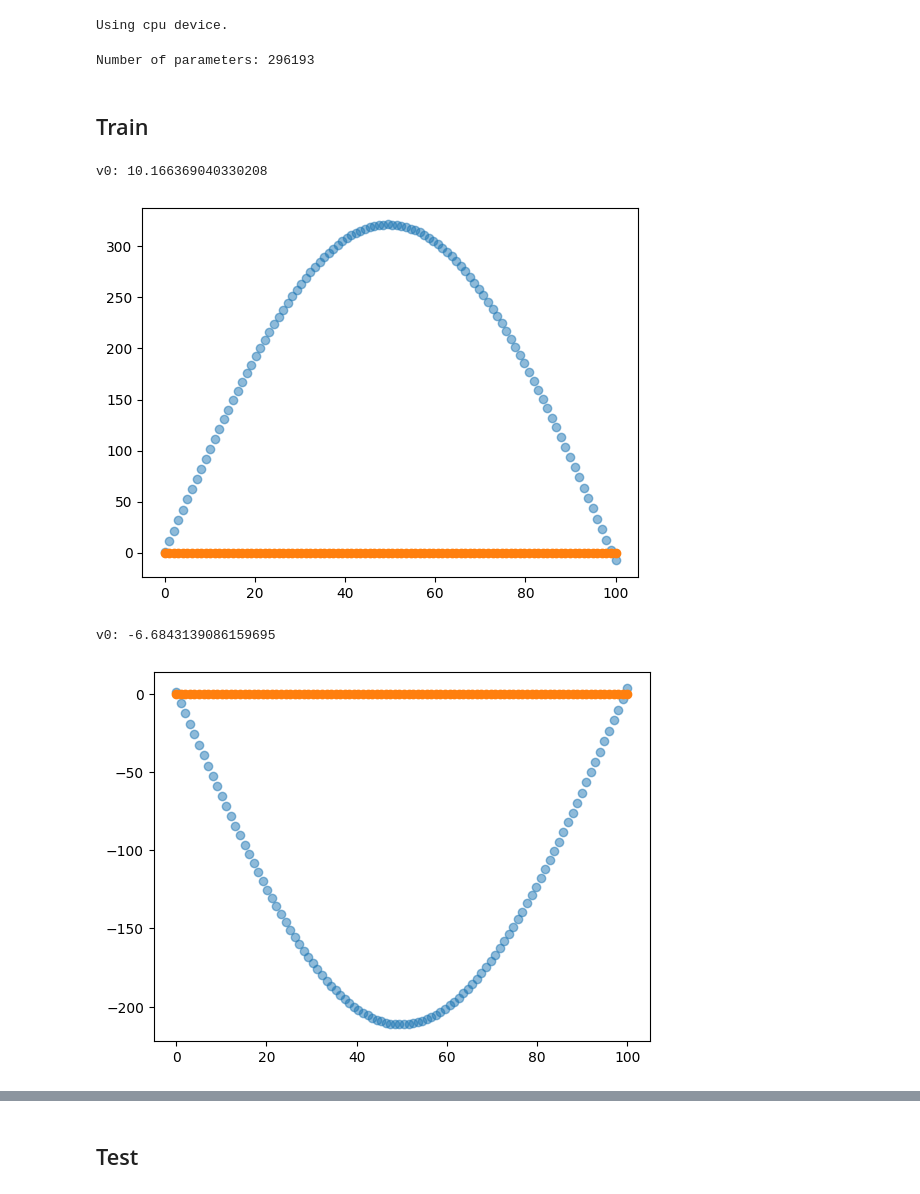
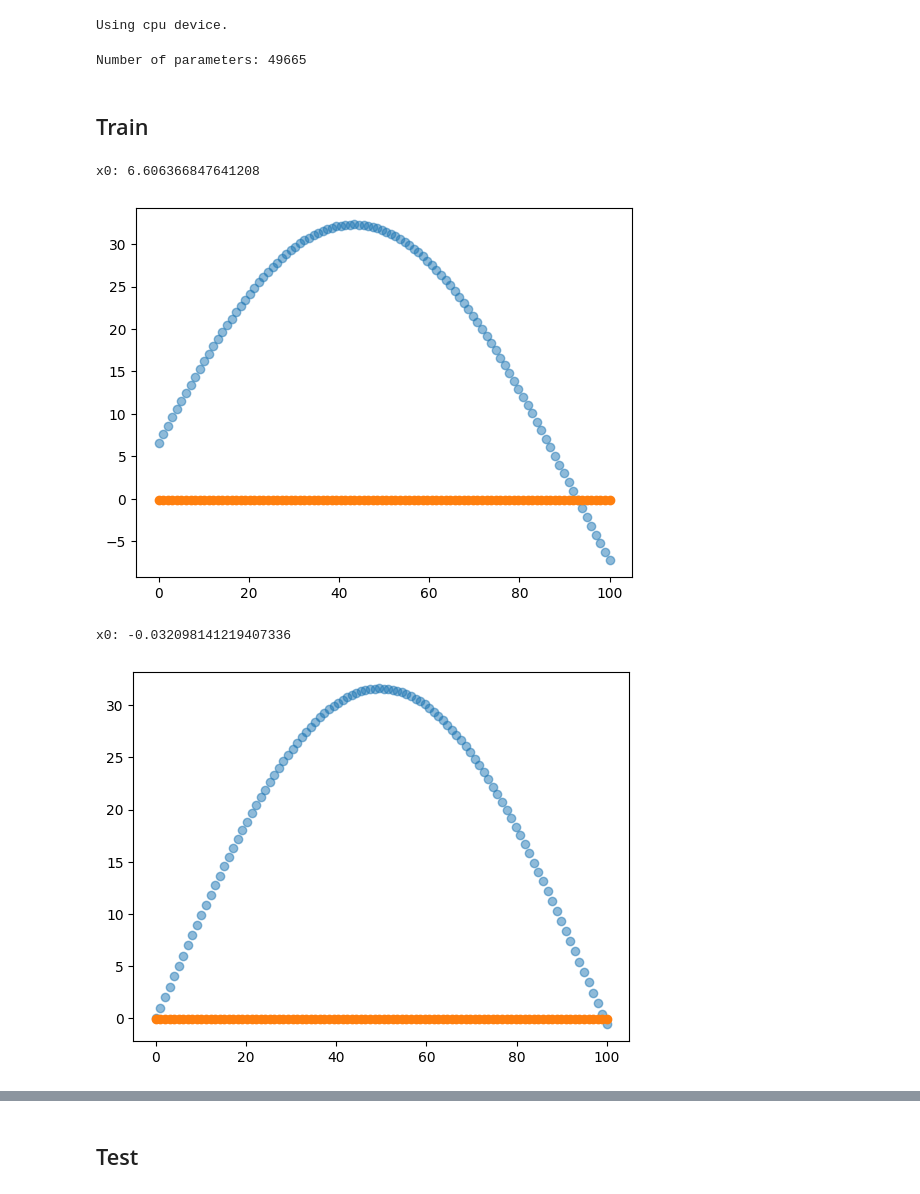
Before and after one commit to Hrrsmjd/fourier_neural_operator, a Jupyter notebook: temp/fourier_1d_multichannel.ipynb, the cells around one changed output, grey strips where cells are left out. Saved outputs shown, nothing was run; the diff lists cells and outputs as text; code cells hidden in the pictures.

```diff
--- a/temp/fourier_1d_multichannel.ipynb
+++ b/temp/fourier_1d_multichannel.ipynb
@@ -27,7 +27,7 @@ $$x(t) = x_0 \cos{\left(\sqrt{\frac{k}{m}}t\right)} + \frac{v_0}{\sqrt{\frac{k}{
 # %%
 ## Simple Harmonic Oscillator
 def simple_harmonic_oscillator(k: int, m: int, x0: int, v0: int, t: np.array) -> np.array:
-    x = x0 * np.cos(np.sqrt(k / m) * t) + v0 / np.sqrt(k / m) * np.sin(np.sqrt(k / m) * t)
+    x = x0 * np.cos(np.sqrt(k / m) * t) + (v0 / np.sqrt(k / m)) * np.sin(np.sqrt(k / m) * t)
     return x
 # %%
 ## Number of Samples
@@ -42,18 +42,18 @@ data_x = []
 # v0 = np.random.normal(0, 10)
 k = 1
 m = 1000
-x0 = 1
-# v0 = 1
+# x0 = 1
+v0 = 1
 
 ## Generate Data
 for _ in range(n):
     # k = np.random.randint(1, 100)
     # m = np.random.randint(1, 100)
-    # x0 = np.random.normal(0, 10)
-    v0 = np.random.normal(0, 10)
+    x0 = np.random.normal(0, 10)
+    # v0 = np.random.normal(0, 1)
 
     t = np.random.uniform(0, 100)
-    data_t.append([[v0], [t]])
+    data_t.append([[x0], [t]])
     data_x.append(simple_harmonic_oscillator(k, m, x0, v0, t))
 # %%
 ## Plot
@@ -249,10 +249,10 @@ def count_parameters(model):
         c += reduce(operator.mul, list(p.size() + (2, ) if p.is_complex() else p.size()))
     return c
 
-model = FourierNetworkOperator1D(2, 1, width=128, modes=1)
+model = FourierNetworkOperator1D(2, 1, width=64, modes=1)
 print(f'Number of parameters: {count_parameters(model)}')
 # %% [output]
-Number of parameters: 296193
+Number of parameters: 49665
 # %% [markdown]
 ## Train
 # %%
@@ -270,46 +270,46 @@ optimizer = torch.optim.Adam(model.parameters(), lr=learning_rate)
 # k = np.random.randint(1, 100)
 # m = np.random.randint(1, 100)
 
-# x0 = np.random.normal(0, 10)
-# print(f'x0: {x0}')
-# x0_vec = torch.from_numpy(x0 * np.ones(100)).float().unsqueeze(0).unsqueeze(0)
+x0 = np.random.normal(0, 10)
+print(f'x0: {x0}')
+x0_vec = torch.from_numpy(x0 * np.ones(100)).float().unsqueeze(0).unsqueeze(0)
 
-v0 = np.random.normal(0, 10)
-print(f'v0: {v0}')
-v0_vec = torch.from_numpy(v0 * np.ones(100)).float().unsqueeze(0).unsqueeze(0)
+# v0 = np.random.normal(0, 1)
+# print(f'v0: {v0}')
+# v0_vec = torch.from_numpy(v0 * np.ones(100)).float().unsqueeze(0).unsqueeze(0)
 
 t_test = torch.from_numpy(np.linspace(0, 100, 100)).float().unsqueeze(0).unsqueeze(0)
 x0_test = simple_harmonic_oscillator(k, m, x0, v0, t_test)
 
 plt.scatter(t_test, x0_test, alpha=0.5)
-plt.scatter(t_test, model(torch.cat((v0_vec, t_test), 1).permute(2, 1, 0)).detach())
+plt.scatter(t_test, model(torch.cat((x0_vec, t_test), 1).permute(2, 1, 0)).detach())
 plt.show()
 # %% [output]
-v0: 10.166369040330208
+x0: 6.606366847641208
-[figure, old version]
+[figure, new version]
 # %%
 ## Test 1
 # k = np.random.randint(1, 100)
 # m = np.random.randint(1, 100)
 
-# x1 = np.random.normal(0, 10)
-# print(f'x0: {x1}')
-# x1_vec = torch.from_numpy(x1 * np.ones(100)).float().unsqueeze(0).unsqueeze(0)
+x1 = np.random.normal(0, 10)
+print(f'x0: {x1}')
+x1_vec = torch.from_numpy(x1 * np.ones(100)).float().unsqueeze(0).unsqueeze(0)
 
-v1 = np.random.normal(0, 10)
-print(f'v0: {v1}')
-v1_vec = torch.from_numpy(v1 * np.ones(100)).float().unsqueeze(0).unsqueeze(0)
+# v1 = np.random.normal(0, 1)
+# print(f'v0: {v1}')
+# v1_vec = torch.from_numpy(v1 * np.ones(100)).float().unsqueeze(0).unsqueeze(0)
 
 
 t_test = torch.from_numpy(np.linspace(0, 100, 100)).float().unsqueeze(0).unsqueeze(0)
-x1_test = simple_harmonic_oscillator(k, m, x0, v1, t_test)
+x1_test = simple_harmonic_oscillator(k, m, x1, v0, t_test)
 
 plt.scatter(t_test, x1_test, alpha=0.5)
-plt.scatter(t_test, model(torch.cat((v1_vec, t_test), 1).permute(2, 1, 0)).detach())
+plt.scatter(t_test, model(torch.cat((x1_vec, t_test), 1).permute(2, 1, 0)).detach())
 plt.show()
 # %% [output]
-v0: -6.6843139086159695
+x0: -0.032098141219407336
-[figure, old version]
+[figure, new version]
 # %%
 ## Test 2
 # k = np.random.randint(1, 100)
```
Also changed, not shown: parts of 6 cells of this notebook.
